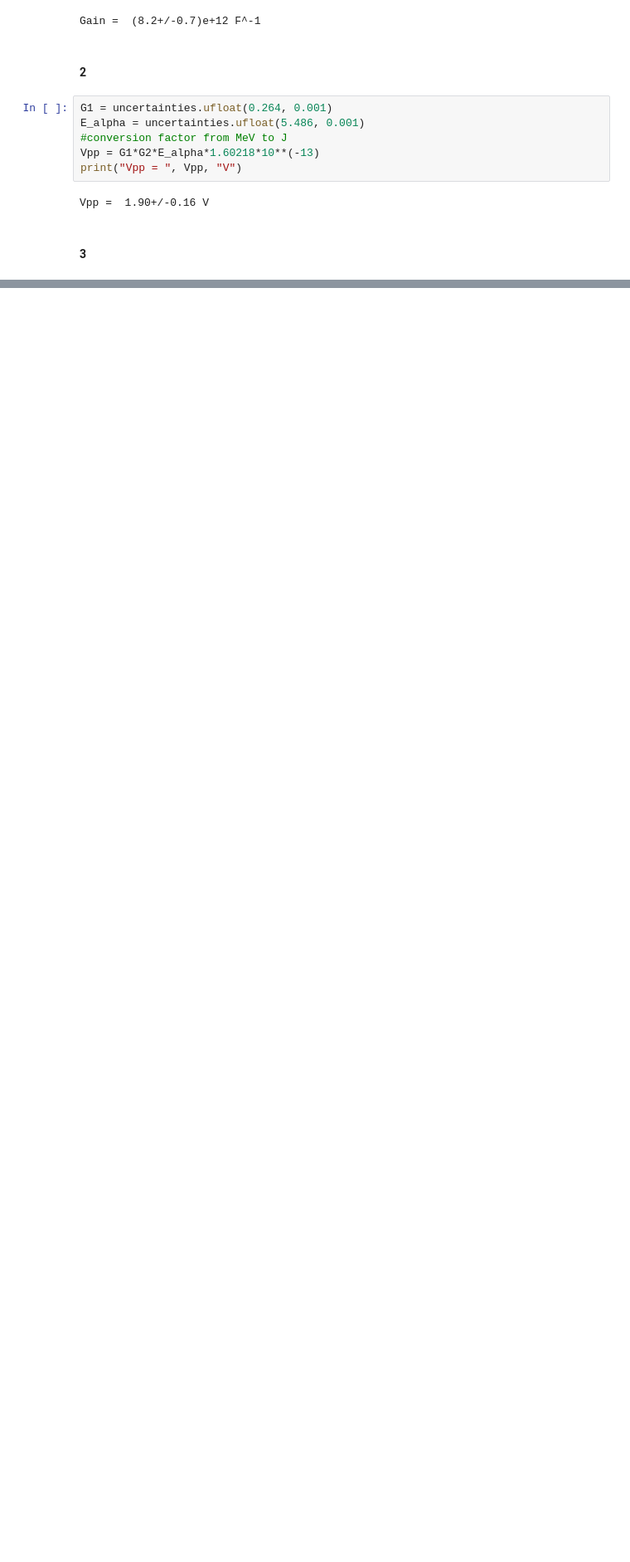
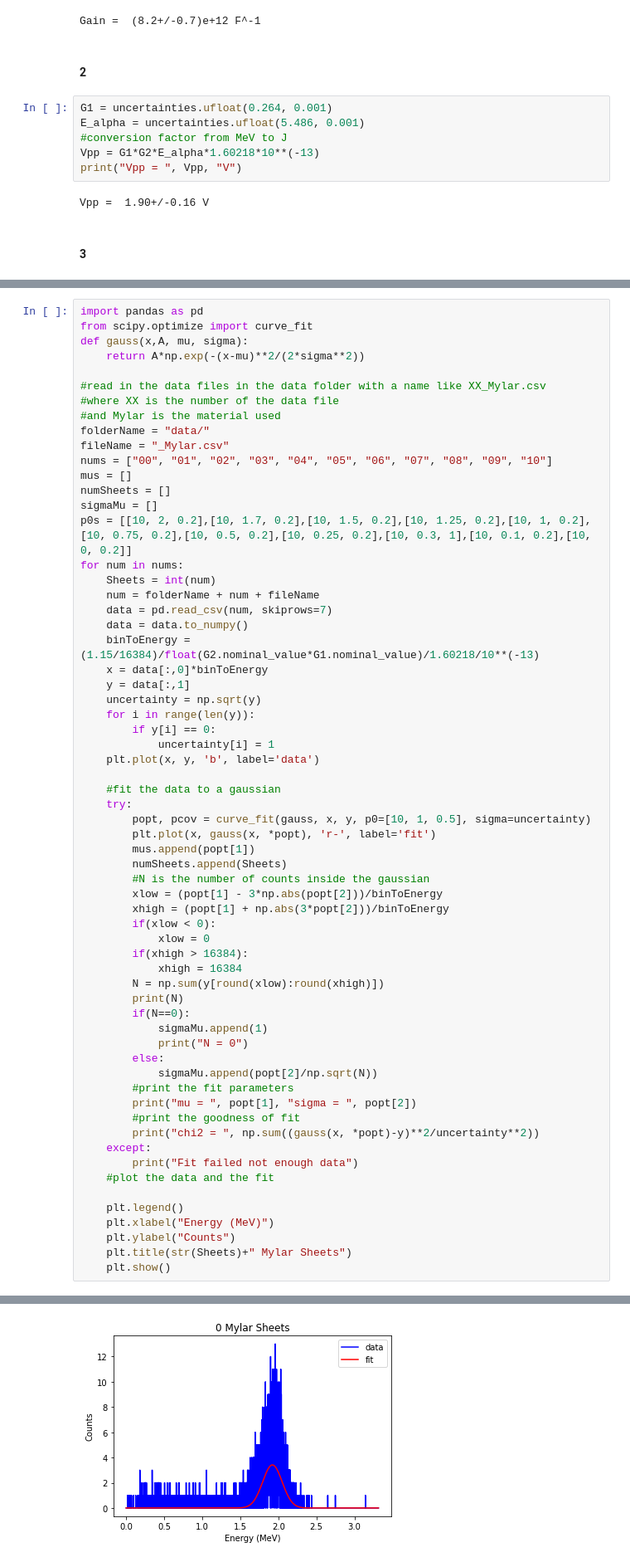
Before and after one commit to Shaquible/ENPH-353, a Jupyter notebook: Lab2/notebook.ipynb, the cells around one changed output, grey strips where cells are left out. Shown at 83% size. Drawn from its saved outputs; the diff is of its cells as text; blank space fills up the shorter version.

```diff
--- a/Lab2/notebook.ipynb
+++ b/Lab2/notebook.ipynb
@@ -44,0 +45,64 @@ plt.show()
+# %%
+import pandas as pd
+from scipy.optimize import curve_fit
+def gauss(x,A, mu, sigma):
+    return A*np.exp(-(x-mu)**2/(2*sigma**2))
+
+#read in the data files in the data folder with a name like XX_Mylar.csv
+#where XX is the number of the data file
+#and Mylar is the material used
+folderName = "data/"
+fileName = "_Mylar.csv"
+nums = ["00", "01", "02", "03", "04", "05", "06", "07", "08", "09", "10"]
+mus = []
+numSheets = []
+sigmaMu = []
+p0s = [[10, 2, 0.2],[10, 1.7, 0.2],[10, 1.5, 0.2],[10, 1.25, 0.2],[10, 1, 0.2],[10, 0.75, 0.2],[10, 0.5, 0.2],[10, 0.25, 0.2],[10, 0.3, 1],[10, 0.1, 0.2],[10, 0, 0.2]]
+for num in nums:
+    Sheets = int(num)
+    num = folderName + num + fileName
+    data = pd.read_csv(num, skiprows=7)
+    data = data.to_numpy()
+    binToEnergy = (1.15/16384)/float(G2.nominal_value*G1.nominal_value)/1.60218/10**(-13)
+    x = data[:,0]*binToEnergy
+    y = data[:,1]
+    uncertainty = np.sqrt(y)
+    for i in range(len(y)):
+        if y[i] == 0:
+            uncertainty[i] = 1
+    plt.plot(x, y, 'b', label='data')
+
+    #fit the data to a gaussian
+    try:
+        popt, pcov = curve_fit(gauss, x, y, p0=[10, 1, 0.5], sigma=uncertainty)
+        plt.plot(x, gauss(x, *popt), 'r-', label='fit')
+        mus.append(popt[1])
+        numSheets.append(Sheets)
+        #N is the number of counts inside the gaussian
+        xlow = (popt[1] - 3*np.abs(popt[2]))/binToEnergy
+        xhigh = (popt[1] + np.abs(3*popt[2]))/binToEnergy
+        if(xlow < 0):
+            xlow = 0
+        if(xhigh > 16384):
+            xhigh = 16384
+        N = np.sum(y[round(xlow):round(xhigh)])
+        print(N)
+        if(N==0):
+            sigmaMu.append(1)
+            print("N = 0")
+        else:
+            sigmaMu.append(popt[2]/np.sqrt(N))
+        #print the fit parameters
+        print("mu = ", popt[1], "sigma = ", popt[2])
+        #print the goodness of fit
+        print("chi2 = ", np.sum((gauss(x, *popt)-y)**2/uncertainty**2))
+    except:
+        print("Fit failed not enough data")
+    #plot the data and the fit
+
+    plt.legend()
+    plt.xlabel("Energy (MeV)")
+    plt.ylabel("Counts")
+    plt.title(str(Sheets)+" Mylar Sheets")
+    plt.show()
+# %% [output]
@@ -44,0 +112 @@ plt.show()
+[figure, added]
```
Also changed, not shown: parts of 5 cells of this notebook, 24 other files.
